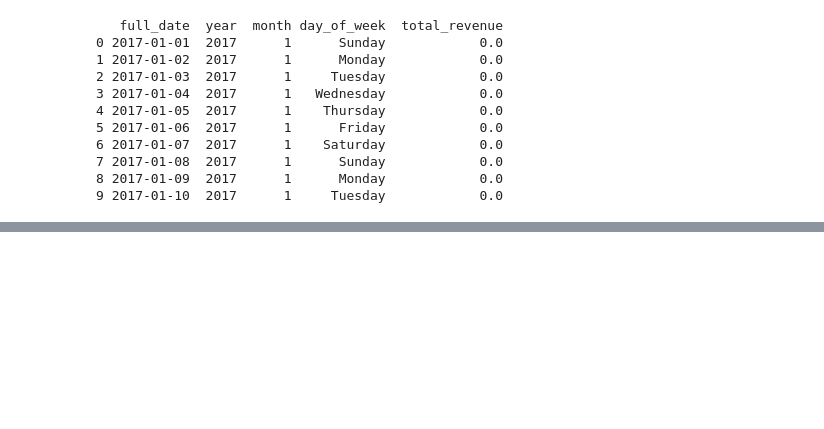
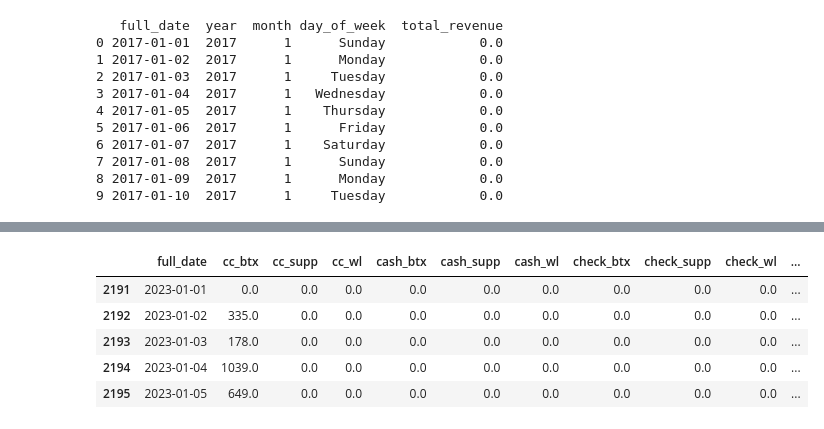
Before and after one commit to jeffboerger/clinic-revenue-pipeline, a Jupyter notebook: notebooks/explore.ipynb, the cells around one changed output, grey strips where cells are left out. Cells and saved outputs as stored; diff of their text form; code cells hidden in the pictures; blank space fills up the shorter version.

```diff
--- a/notebooks/explore.ipynb
+++ b/notebooks/explore.ipynb
@@ -210,0 +278,4 @@ df_all.to_csv('../data/clinic_revenue_clean.csv', index = False)
+# %%
+df_2023 = df_all[df_all['year'] == '2023']
+monthly_2023 = df_2023.groupby('month')['total_revenue'].sum()
+print(monthly_2023)
@@ -210,0 +297,9 @@ df_all.to_csv('../data/clinic_revenue_clean.csv', index = False)
+# %%
+df_2023.head()
+# %% [output]
+|  | full_date | cc_btx | cc_supp | cc_wl | cash_btx | cash_supp | cash_wl | check_btx | check_supp | check_wl | ... |
+| 2191 | 2023-01-01 | 0.0 | 0.0 | 0.0 | 0.0 | 0.0 | 0.0 | 0.0 | 0.0 | 0.0 | ... |
+| 2192 | 2023-01-02 | 335.0 | 0.0 | 0.0 | 0.0 | 0.0 | 0.0 | 0.0 | 0.0 | 0.0 | ... |
+| 2193 | 2023-01-03 | 178.0 | 0.0 | 0.0 | 0.0 | 0.0 | 0.0 | 0.0 | 0.0 | 0.0 | ... |
+| 2194 | 2023-01-04 | 1039.0 | 0.0 | 0.0 | 0.0 | 0.0 | 0.0 | 0.0 | 0.0 | 0.0 | ... |
+| 2195 | 2023-01-05 | 649.0 | 0.0 | 0.0 | 0.0 | 0.0 | 0.0 | 0.0 | 0.0 | 0.0 | ... |
```
Also changed, not shown: parts of 9 cells of this notebook, 1 other file.
